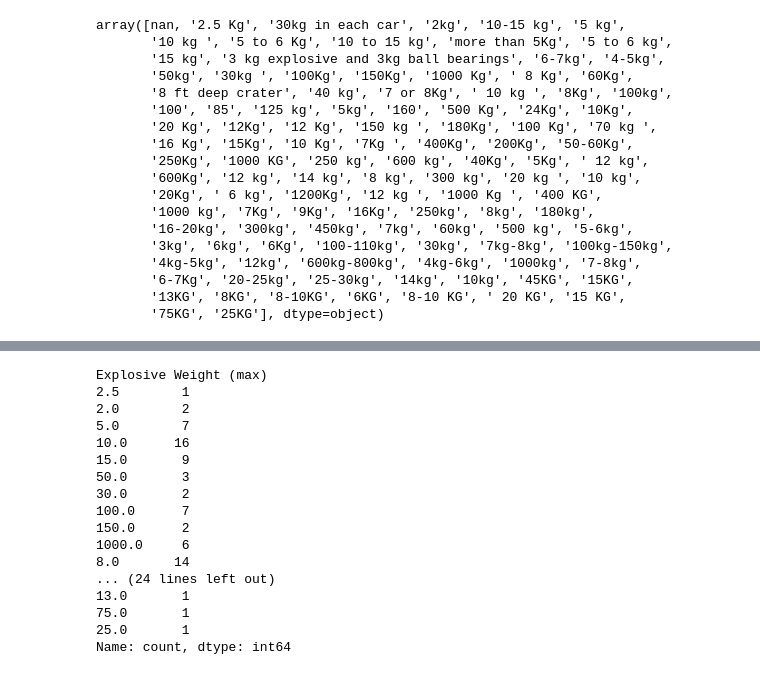
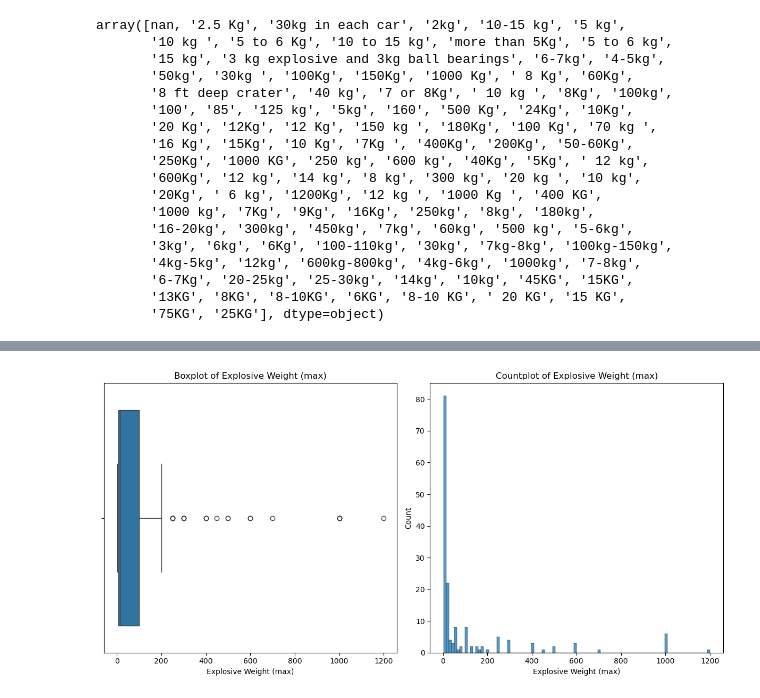
Before and after one commit to jgp-13/kaggle-data-cleaning-challenge, a Jupyter notebook: notebooks/nb6-data-cleaning-challenge-data-base-cleaning.ipynb, the cells around one changed output, grey strips where cells are left out. Cells and saved outputs as stored; diff of their text form; code cells hidden in the pictures.

```diff
--- a/notebooks/nb6-data-cleaning-challenge-data-base-cleaning.ipynb
+++ b/notebooks/nb6-data-cleaning-challenge-data-base-cleaning.ipynb
@@ -188,9 +181,0 @@ This guarantees that the reported maximum injuries are never lower than the mini
-# %%
-# Convert 'Injured Max' and 'Injured Min' to numeric, converting non-numeric values to NaN
-df['Injured Max'] = pd.to_numeric(df['Injured Max'], errors='coerce')
-
-# Fill missing values in 'Injured Max' with the median
-df['Injured Max'] = df['Injured Max'].fillna(df['Injured Max'].median())
-
-# Ensure 'Injured Max' is at least equal to 'Injured Min'
-df['Injured Max'] = df[['Injured Max', 'Injured Min']].max(axis=1)
@@ -694,20 +806,26 @@ array([   nan,    2.5,    2. ,    5. ,   10. ,   15. ,   50. ,   30. ,
-# %%
-df['Explosive Weight (max)'].value_counts(sort=False)
-# %% [output]
-Explosive Weight (max)
-2.5        1
-2.0        2
-5.0        7
-10.0      16
-15.0       9
-50.0       3
-30.0       2
-100.0      7
-150.0      2
-1000.0     6
-8.0       14
-... (24 lines left out)
-13.0       1
-75.0       1
-25.0       1
-Name: count, dtype: int64
+# %%
+# Filter the dataset to include only values where 'Explosive Weight (max)' <= 200
+df_plot = df[df['Explosive Weight (max)'] <= 200]
+
+# Create subplots (1 row, 2 columns)
+fig, ax = plt.subplots(1, 2, figsize=(12, 6))
+
+# Plot the boxplot on the first axis (ax[0])
+sns.boxplot(data=df, x='Explosive Weight (max)', ax=ax[0])
+ax[0].set_title('Boxplot of Explosive Weight (max)')
+
+# Plot the value counts as a barplot on the second axis (ax[1])
+sns.histplot(data=df, x='Explosive Weight (max)',bins=100, ax=ax[1])
+ax[1].set_title('Countplot of Explosive Weight (max)')
+
+# Set the x-axis limits for the countplot (optional)
+#x[1].set_xlim(0, 200)  # Setting x-axis limits
+#ax[1].set_xticks(range(0, 201, 10))  # Setting x-ticks at intervals of 5
+
+# Adjust layout to avoid overlap
+plt.tight_layout()
+
+# Show the plot
+plt.show()
+# %% [output]
+[figure, added]
```
Also changed, not shown: parts of 60 cells of this notebook, 1 other file.
